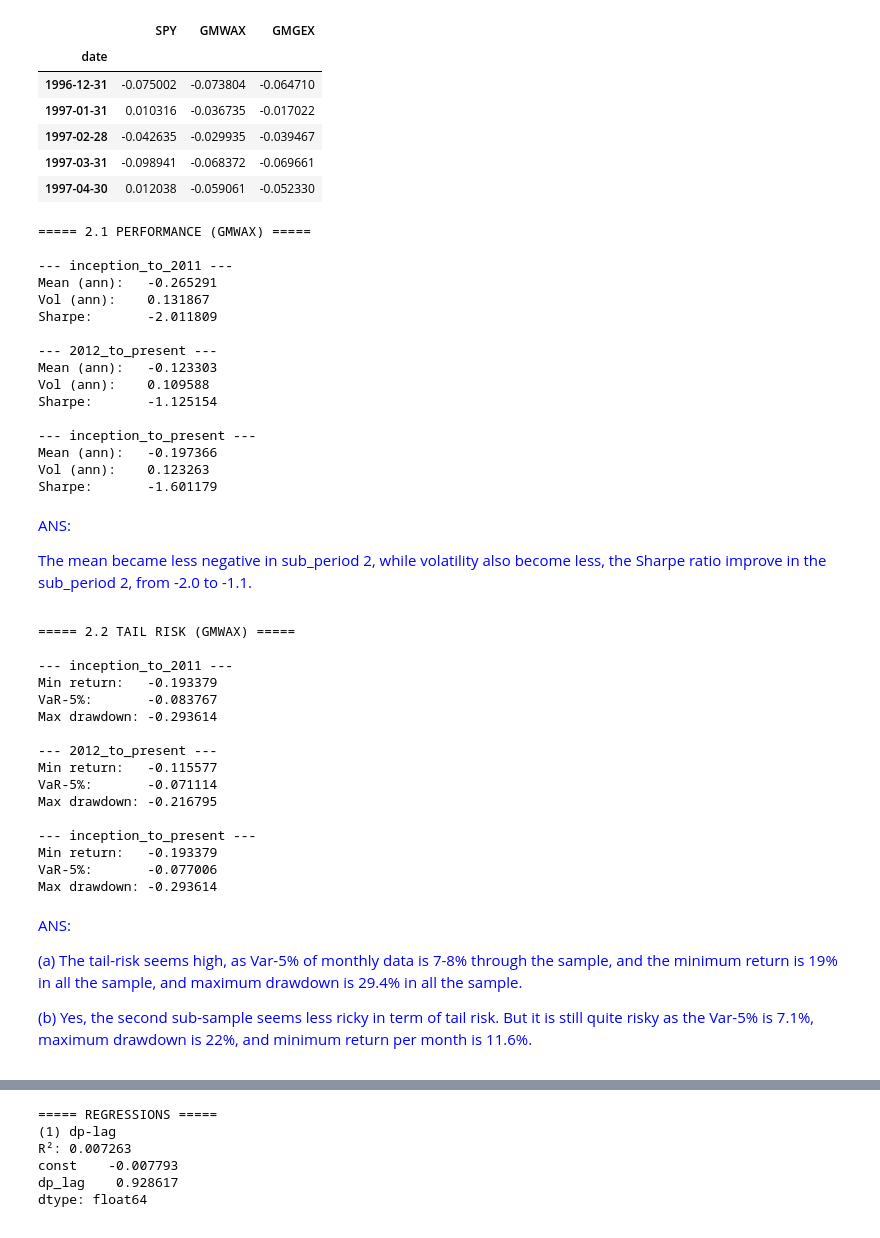
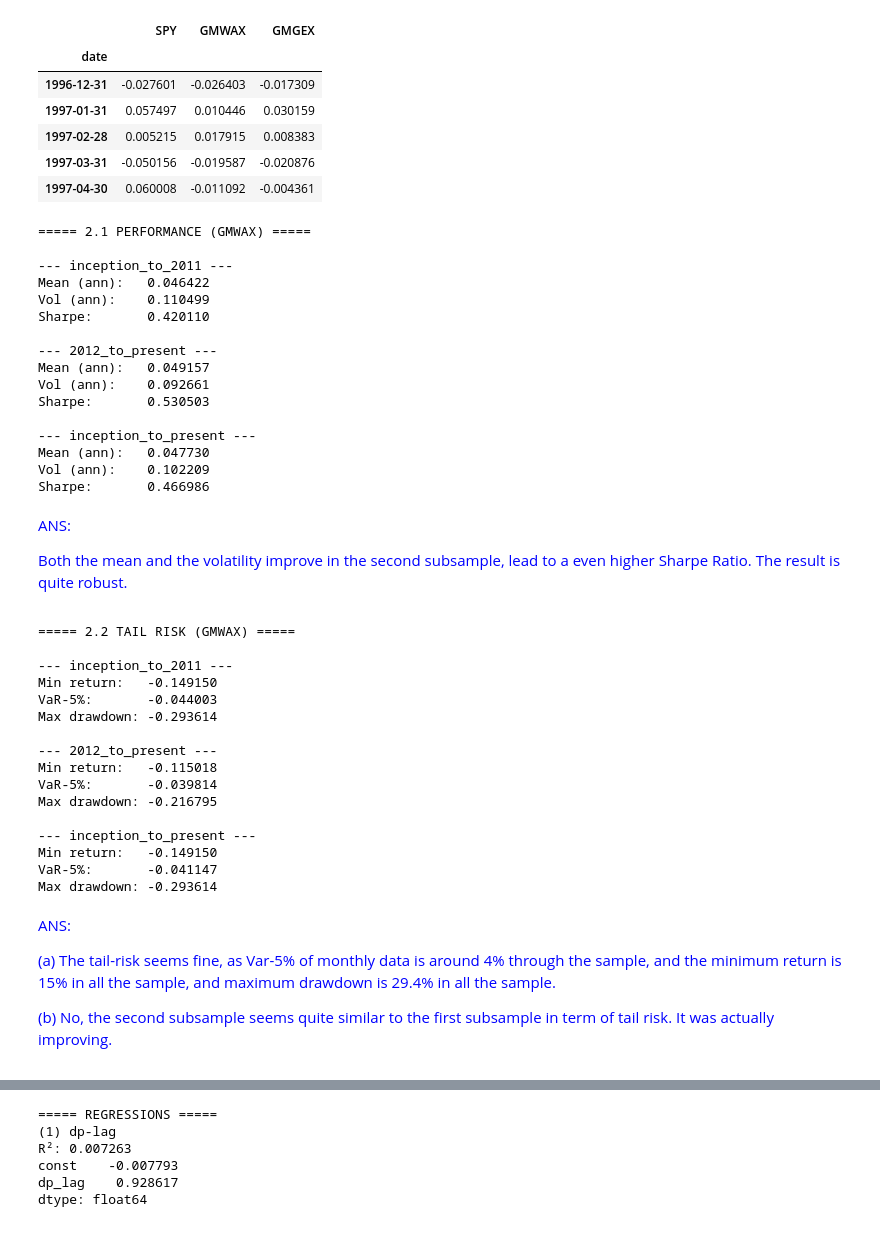
Before and after one commit to c33git/FINM36700-Group-C-18, a Jupyter notebook: Homework 7/Hsiao-Chi.ipynb, the cells around one changed output, grey strips where cells are left out. Saved outputs shown, nothing was run; the diff lists cells and outputs as text; code cells hidden in the pictures.

```diff
--- a/Homework 7/Hsiao-Chi.ipynb
+++ b/Homework 7/Hsiao-Chi.ipynb
@@ -5,27 +5,27 @@ import statsmodels.api as sm
 # %%
 # 2
 
 file_path = "gmo_analysis_data.xlsx"
 tr = pd.read_excel(file_path, sheet_name="total returns")
 rf = pd.read_excel(file_path, sheet_name="risk-free rate")
 signal = pd.read_excel(file_path, sheet_name="signals")
 tr["date"] = pd.to_datetime(tr["date"])
 rf["date"] = pd.to_datetime(rf["date"])
 signal["date"] = pd.to_datetime(signal["date"])
 tr.set_index("date", inplace=True)
 rf.set_index("date", inplace=True)
 signal.set_index("date", inplace=True)
 
-er = tr - rf.values
+er = tr - (rf.values / 12)
 er.head()
 # %% [output]
 |  | SPY | GMWAX | GMGEX |
 | date |  |  |  |
-| 1996-12-31 | -0.075002 | -0.073804 | -0.064710 |
-| 1997-01-31 | 0.010316 | -0.036735 | -0.017022 |
-| 1997-02-28 | -0.042635 | -0.029935 | -0.039467 |
-| 1997-03-31 | -0.098941 | -0.068372 | -0.069661 |
-| 1997-04-30 | 0.012038 | -0.059061 | -0.052330 |
+| 1996-12-31 | -0.027601 | -0.026403 | -0.017309 |
+| 1997-01-31 | 0.057497 | 0.010446 | 0.030159 |
+| 1997-02-28 | 0.005215 | 0.017915 | 0.008383 |
+| 1997-03-31 | -0.050156 | -0.019587 | -0.020876 |
+| 1997-04-30 | 0.060008 | -0.011092 | -0.004361 |
 # %%
 FREQ = 12
 
@@ -76,25 +76,25 @@ for name, sub in samples.items():
 ===== 2.1 PERFORMANCE (GMWAX) =====
 
 --- inception_to_2011 ---
-Mean (ann):   -0.265291
-Vol (ann):    0.131867
-Sharpe:       -2.011809
+Mean (ann):   0.046422
+Vol (ann):    0.110499
+Sharpe:       0.420110
 
 --- 2012_to_present ---
-Mean (ann):   -0.123303
-Vol (ann):    0.109588
-Sharpe:       -1.125154
+Mean (ann):   0.049157
+Vol (ann):    0.092661
+Sharpe:       0.530503
 
 --- inception_to_present ---
-Mean (ann):   -0.197366
-Vol (ann):    0.123263
-Sharpe:       -1.601179
+Mean (ann):   0.047730
+Vol (ann):    0.102209
+Sharpe:       0.466986
 # %% [markdown]
 <span style="color: blue;">
 
 ANS:
 
-The mean became less negative in sub_period 2, while volatility also become less, the Sharpe ratio improve in the sub_period 2, from -2.0 to -1.1.
+Both the mean and the volatility improve in the second subsample, lead to a even higher Sharpe Ratio. The result is quite robust.
 # %%
 #2.2
 
@@ -112,27 +112,27 @@ for name, sub in samples.items():
 ===== 2.2 TAIL RISK (GMWAX) =====
 
 --- inception_to_2011 ---
-Min return:   -0.193379
-VaR-5%:       -0.083767
+Min return:   -0.149150
+VaR-5%:       -0.044003
 Max drawdown: -0.293614
 
 --- 2012_to_present ---
-Min return:   -0.115577
-VaR-5%:       -0.071114
+Min return:   -0.115018
+VaR-5%:       -0.039814
 Max drawdown: -0.216795
 
 --- inception_to_present ---
-Min return:   -0.193379
-VaR-5%:       -0.077006
+Min return:   -0.149150
+VaR-5%:       -0.041147
 Max drawdown: -0.293614
 # %% [markdown]
 <span style="color: blue;">
 
 ANS:
 
-(a) The tail-risk seems high, as Var-5% of monthly data is 7-8% through the sample, and the minimum return is 19% in all the sample, and maximum drawdown is 29.4% in all the sample.
+(a) The tail-risk seems fine, as Var-5% of monthly data is around 4% through the sample, and the minimum return is 15% in all the sample, and maximum drawdown is 29.4% in all the sample.
 
-(b) Yes, the second sub-sample seems less ricky in term of tail risk. But it is still quite risky as the Var-5% is 7.1%, maximum drawdown is 22%, and minimum return per month is 11.6%.
+(b) No, the second subsample seems quite similar to the first subsample in term of tail risk. It was actually improving.
 # %%
 # 2.3
 
```
Also changed, not shown: parts of 4 cells of this notebook.
